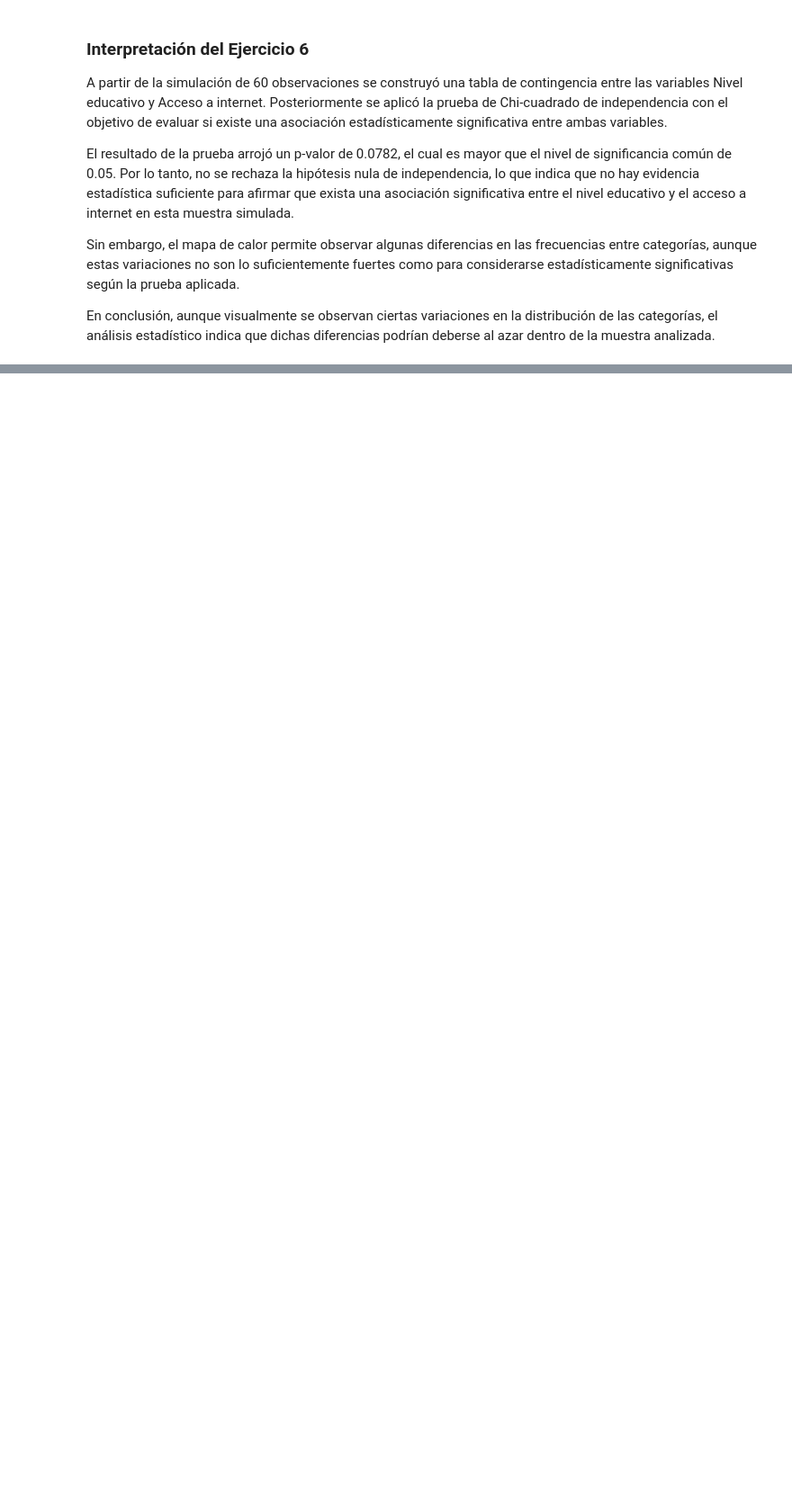
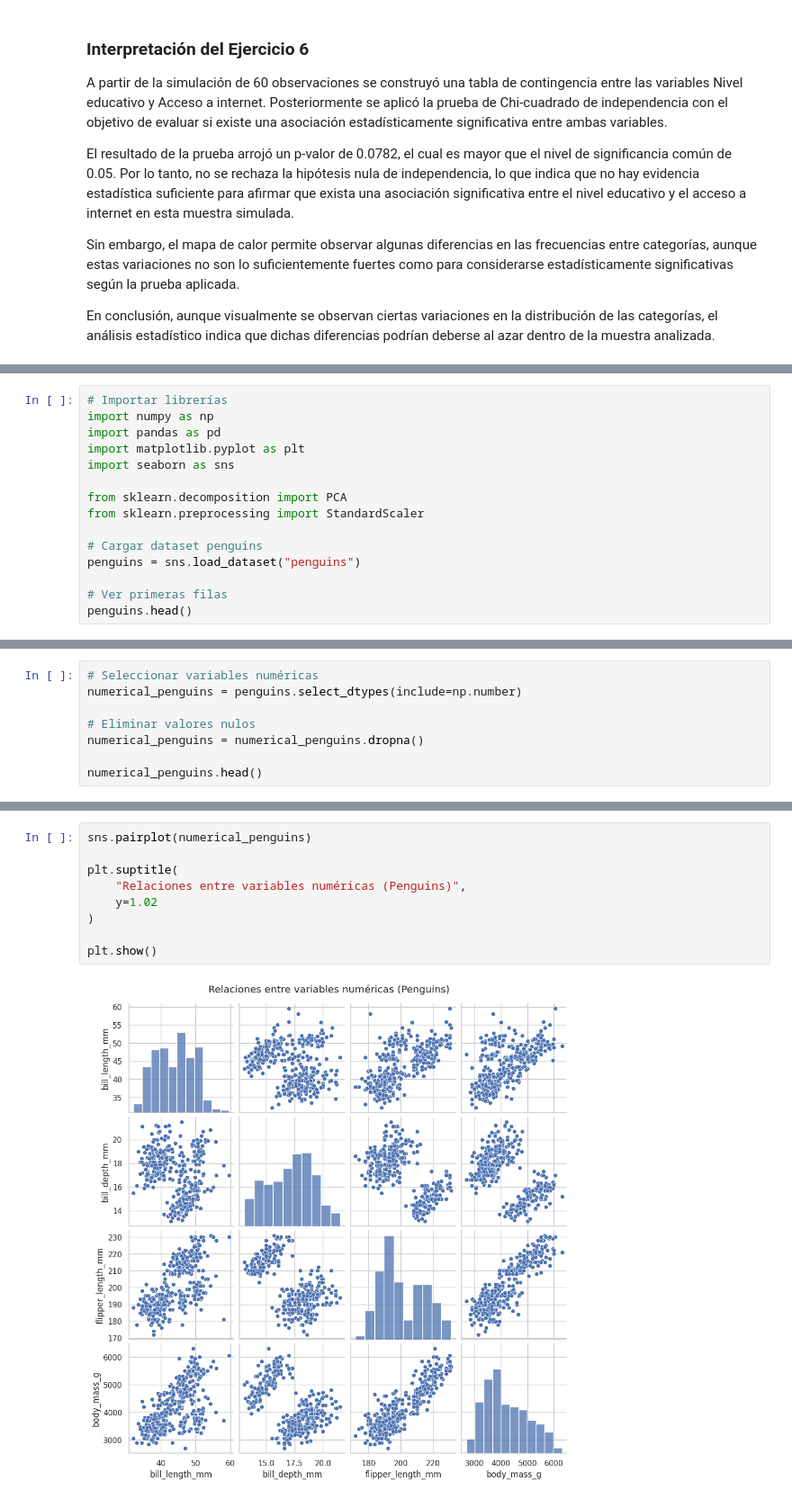
Before and after one commit to JulianCarvajal/BeatAnalytics, a Jupyter notebook: sesiones_practicas/sp_2_natalia_bernal_julian_carvajal.ipynb, the cells around one changed output, grey strips where cells are left out. Shown at 90% size. Saved outputs shown, nothing was run; the diff lists cells and outputs as text; blank space fills up the shorter version.

```diff
--- a/sesiones_practicas/sp_2_natalia_bernal_julian_carvajal.ipynb
+++ b/sesiones_practicas/sp_2_natalia_bernal_julian_carvajal.ipynb
@@ -457,0 +470,15 @@ En conclusión, aunque visualmente se observan ciertas variaciones en la distrib
+# %%
+# Importar librerías
+import numpy as np
+import pandas as pd
+import matplotlib.pyplot as plt
+import seaborn as sns
+
+from sklearn.decomposition import PCA
+from sklearn.preprocessing import StandardScaler
+
+# Cargar dataset penguins
+penguins = sns.load_dataset("penguins")
+
+# Ver primeras filas
+penguins.head()
@@ -457,0 +522,8 @@ En conclusión, aunque visualmente se observan ciertas variaciones en la distrib
+# %%
+# Seleccionar variables numéricas
+numerical_penguins = penguins.select_dtypes(include=np.number)
+
+# Eliminar valores nulos
+numerical_penguins = numerical_penguins.dropna()
+
+numerical_penguins.head()
@@ -457,0 +537,11 @@ En conclusión, aunque visualmente se observan ciertas variaciones en la distrib
+# %%
+sns.pairplot(numerical_penguins)
+
+plt.suptitle(
+    "Relaciones entre variables numéricas (Penguins)",
+    y=1.02
+)
+
+plt.show()
+# %% [output]
+[figure, added]
```
Also changed, not shown: parts of 17 cells of this notebook.
